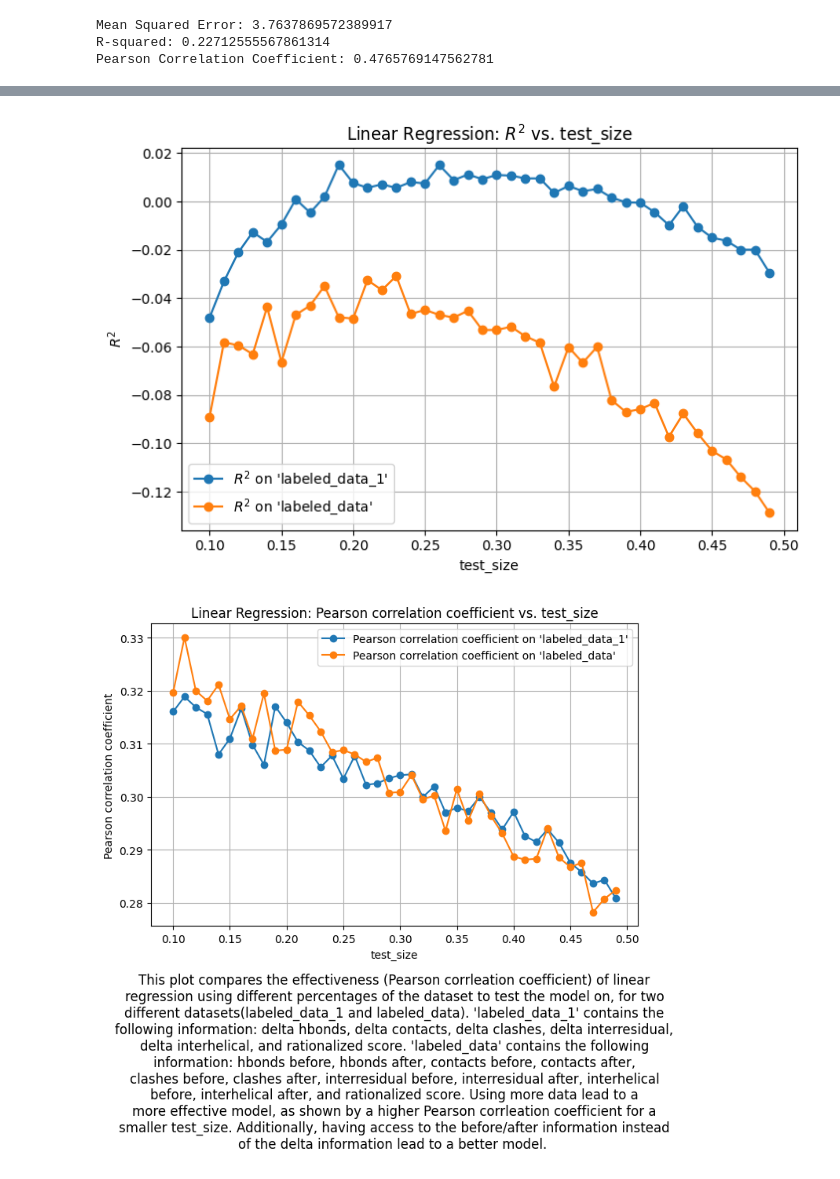
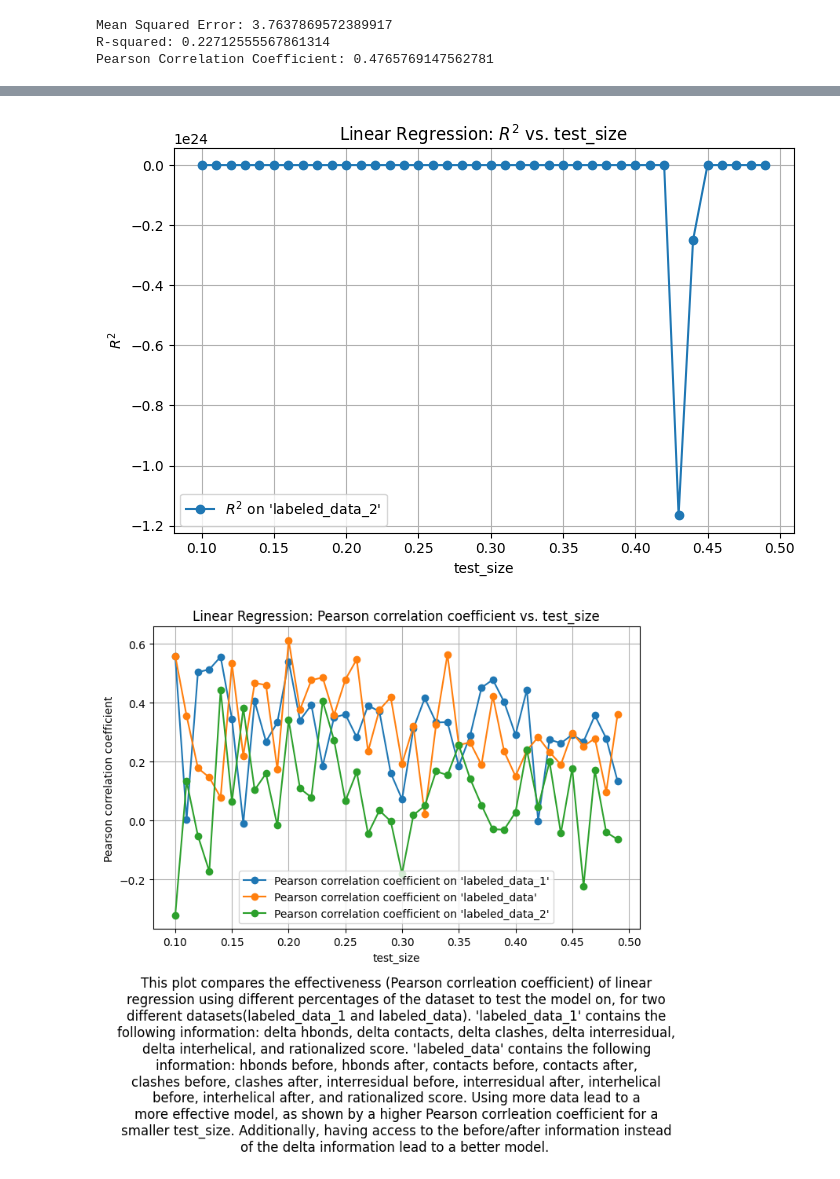
Before and after one commit to riensou/SNP-automate, a Jupyter notebook: scripts/linear_regression.ipynb, the cells around one changed output, grey strips where cells are left out. Saved outputs shown, nothing was run; the diff lists cells and outputs as text; code cells hidden in the pictures.

```diff
--- a/scripts/linear_regression.ipynb
+++ b/scripts/linear_regression.ipynb
@@ -116,0 +148,19 @@ Pearson Correlation Coefficient: 0.4765769147562781
+# %%
+with open("../data/labeled_data_2.json", "r") as json_file:
+    data = json.load(json_file)
+
+y = np.array([entry['score'] for entry in data.values()])
+X = np.array([np.array(list({k : v for k, v in entry.items() if k != 'score'}.values())) for entry in data.values()])
+model = LinearRegression()
+model.fit(X, y)
+
+y_pred = model.predict(X)
+
+mse = mean_squared_error(y, y_pred)
+r2 = r2_score(y, y_pred)
+
+print("Mean Squared Error:", mse)
+print("R-squared:", r2)
+
+correlation_coefficient = np.corrcoef(y, y_pred)[0, 1]
+print("Pearson Correlation Coefficient:", correlation_coefficient)
@@ -123,12 +177,20 @@ def run_linear_regression(json_file, test_size=0.2):
 
     Returns mean squared error, r^2 score, and the Pearson correlation coefficient
     """
+    if json_file != "../data/labeled_data_2.json":
+        orig = True
+    else:
+        orig = False
 
     with open(json_file, "r") as json_file:
         data = json.load(json_file)
 
-    y = np.array([entry['Manual Score'] for entry in data])
-    X = np.array([np.array(list({k : v for k, v in entry.items() if k != 'Manual Score'}.values())) for entry in data])
+    if orig:
+        y = np.array([entry['Manual Score'] for entry in data])
+        X = np.array([np.array(list({k : v for k, v in entry.items() if k != 'Manual Score'}.values())) for entry in data])
+    else:
+        y = np.array([entry['score'] for entry in data.values()])
+        X = np.array([np.array(list({k : v for k, v in entry.items() if k != 'score'}.values())) for entry in data.values()])
     X_train, X_eval, y_train, y_eval = train_test_split(X, y, test_size=test_size)
 
     model = LinearRegression()
@@ -145,13 +207,15 @@ def run_linear_regression(json_file, test_size=0.2):
 mse_dict, r2_dict, correlation_coefficient_dict = {}, {}, {}
 mse_dict["../data/labeled_data_1.json"], r2_dict["../data/labeled_data_1.json"], correlation_coefficient_dict["../data/labeled_data_1.json"] = [], [], []
 mse_dict["../data/labeled_data.json"], r2_dict["../data/labeled_data.json"], correlation_coefficient_dict["../data/labeled_data.json"] = [], [], []
+mse_dict["../data/labeled_data_2.json"], r2_dict["../data/labeled_data_2.json"], correlation_coefficient_dict["../data/labeled_data_2.json"] = [], [], []
+
 
 test_sizes = [round(0.1 + i * 0.01, 2) for i in range(40)]
 
-for json_file in ["../data/labeled_data_1.json", "../data/labeled_data.json"]:
+for json_file in ["../data/labeled_data_1.json", "../data/labeled_data.json", "../data/labeled_data_2.json"]:
     for test_size in test_sizes:
         mses, r2s, correlation_coefficients = [], [], []
-        for _ in range(2000):
+        for _ in range(100):
             mse, r2, correlation_coefficient = run_linear_regression(json_file, test_size=test_size)
             mses.append(mse)
             r2s.append(r2)
@@ -175,6 +242,7 @@ plt.show()
 plt.figure(figsize=(8, 5))
 plt.plot(test_sizes, r2_dict["../data/labeled_data_1.json"], marker='o', linestyle='-', label="$R^2$ on 'labeled_data_1'")
 plt.plot(test_sizes, r2_dict["../data/labeled_data.json"], marker='o', linestyle='-', label="$R^2$ on 'labeled_data'")
+plt.plot(test_sizes, r2_dict["../data/labeled_data_2.json"], marker='o', linestyle='-', label="$R^2$ on 'labeled_data_2'")
 plt.title('Linear Regression: $R^2$ vs. test_size')
 plt.xlabel('test_size')
 plt.ylabel('$R^2$')
@@ -182,19 +250,20 @@ plt.grid(True)
 plt.legend()
 plt.show()
 # %% [output]
-[figure, old version]
+[figure, new version]
 # %%
 plt.figure(figsize=(8, 5))
 plt.plot(test_sizes, correlation_coefficient_dict["../data/labeled_data_1.json"], marker='o', linestyle='-', label="Pearson correlation coefficient on 'labeled_data_1'")
 plt.plot(test_sizes, correlation_coefficient_dict["../data/labeled_data.json"], marker='o', linestyle='-', label="Pearson correlation coefficient on 'labeled_data'")
+plt.plot(test_sizes, correlation_coefficient_dict["../data/labeled_data_2.json"], marker='o', linestyle='-', label="Pearson correlation coefficient on 'labeled_data_2'")
 plt.title('Linear Regression: Pearson correlation coefficient vs. test_size')
 plt.xlabel('test_size')
 plt.ylabel('Pearson correlation coefficient')
 plt.grid(True)
 plt.legend()
 caption = "This plot compares the effectiveness (Pearson corrleation coefficient) of linear\nregression using different percentages of the dataset to test the model on, for two\ndifferent datasets(labeled_data_1 and labeled_data). 'labeled_data_1' contains the\nfollowing information: delta hbonds, delta contacts, delta clashes, delta interresidual,\ndelta interhelical, and rationalized score. 'labeled_data' contains the following\ninformation: hbonds before, hbonds after, contacts before, contacts after,\nclashes before, clashes after, interresidual before, interresidual after, interhelical\nbefore, interhelical after, and rationalized score. Using more data lead to a\nmore effective model, as shown by a higher Pearson corrleation coefficient for a\nsmaller test_size. Additionally, having access to the before/after information instead\nof the delta information lead to a better model. "
 plt.text(0.5, -0.45, caption, ha='center', va='center', transform=plt.gca().transAxes, fontsize=12)
 plt.show()
 # %% [output]
-[figure, old version]
+[figure, new version]
 # %% [markdown]
```
Also changed, not shown: parts of 11 cells of this notebook, 3 other files.
